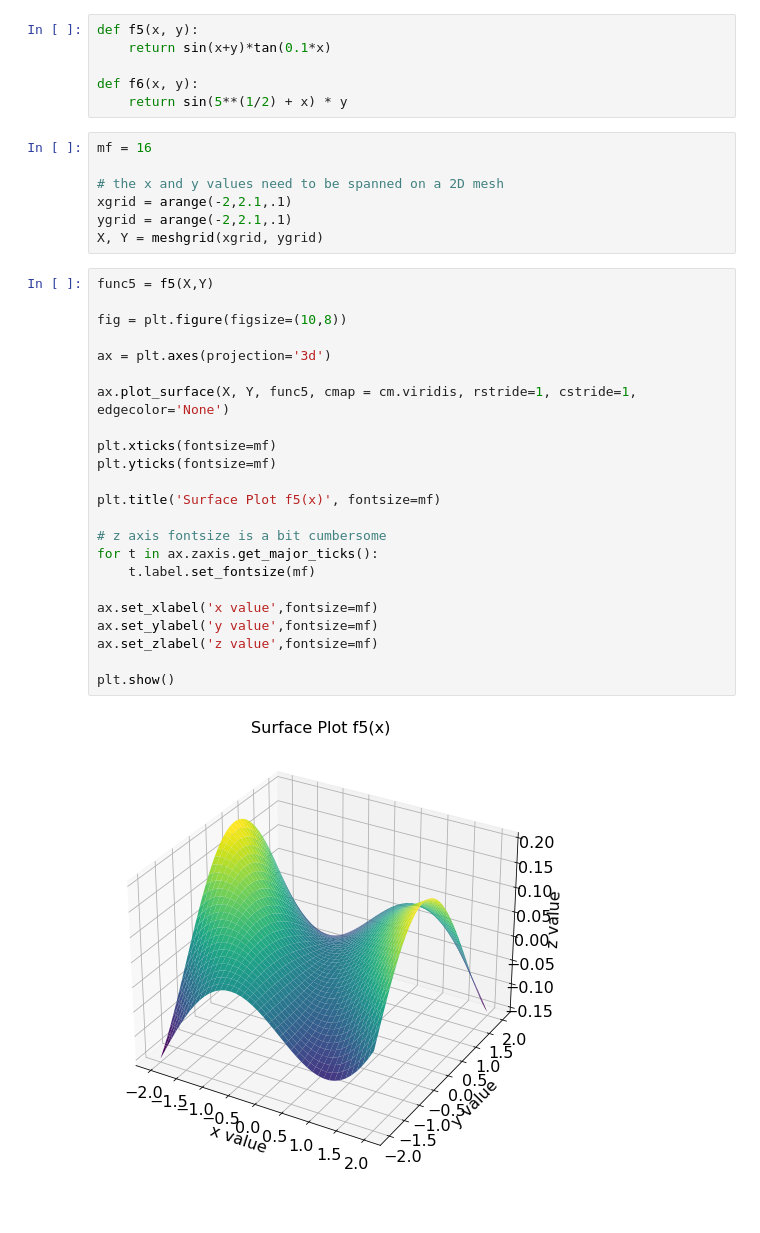
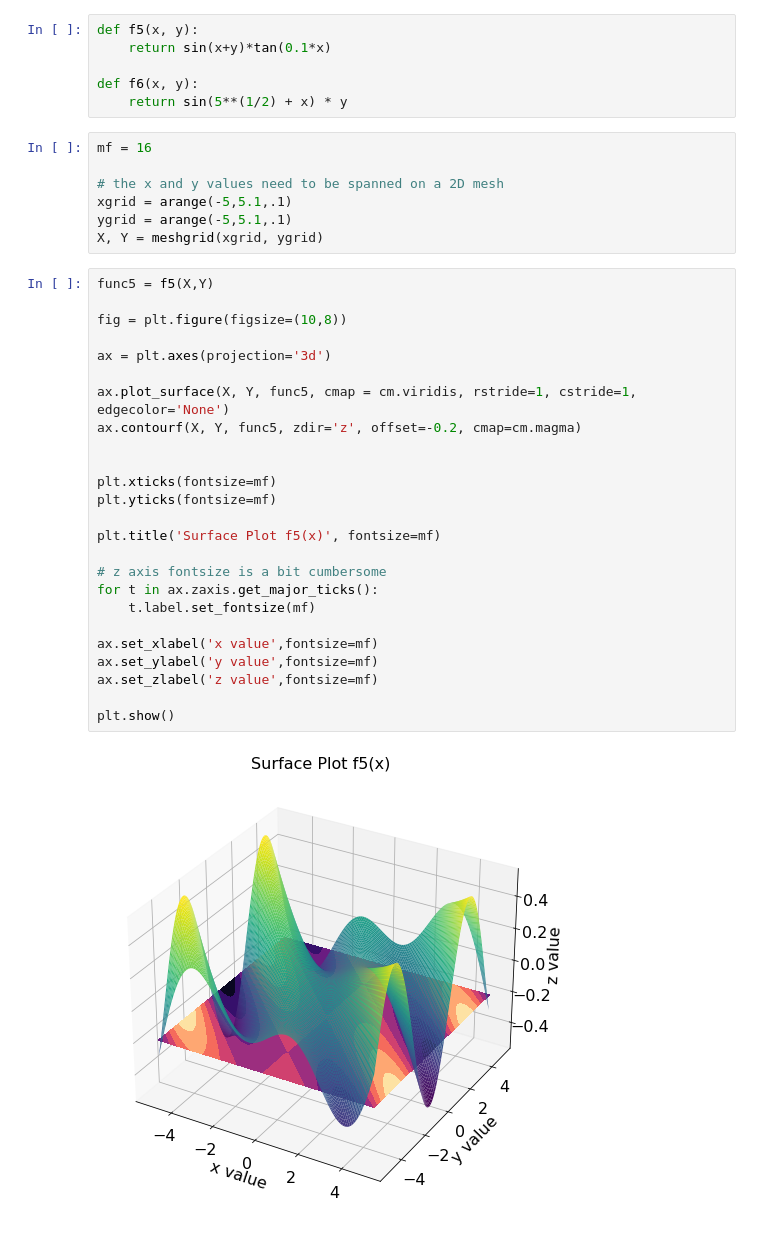
Before and after one commit to theBagofRice/CMP22, a Jupyter notebook: 02/Problem4.2.ipynb, the cells around one changed output. Drawn from its saved outputs; the diff is of its cells as text.

```diff
--- a/02/Problem4.2.ipynb
+++ b/02/Problem4.2.ipynb
@@ -16,34 +16,36 @@ def f6(x, y):
 mf = 16
 
 # the x and y values need to be spanned on a 2D mesh
-xgrid = arange(-2,2.1,.1)
-ygrid = arange(-2,2.1,.1)
+xgrid = arange(-5,5.1,.1)
+ygrid = arange(-5,5.1,.1)
 X, Y = meshgrid(xgrid, ygrid)
 # %%
 func5 = f5(X,Y)
 
 fig = plt.figure(figsize=(10,8))
 
 ax = plt.axes(projection='3d')
 
 ax.plot_surface(X, Y, func5, cmap = cm.viridis, rstride=1, cstride=1, edgecolor='None')
+ax.contourf(X, Y, func5, zdir='z', offset=-0.2, cmap=cm.magma)
+
 
 plt.xticks(fontsize=mf)
 plt.yticks(fontsize=mf)
 
 plt.title('Surface Plot f5(x)', fontsize=mf)
 
 # z axis fontsize is a bit cumbersome
 for t in ax.zaxis.get_major_ticks():
     t.label.set_fontsize(mf)
 
 ax.set_xlabel('x value',fontsize=mf)
 ax.set_ylabel('y value',fontsize=mf)
 ax.set_zlabel('z value',fontsize=mf)
 
 plt.show()
 # %% [output]
-[figure, old version]
+[figure, new version]
 # %%
 # or as a contour
 fig = plt.figure(figsize=(10,8))
```
Also changed, not shown: parts of 3 cells of this notebook, 9 other files.
